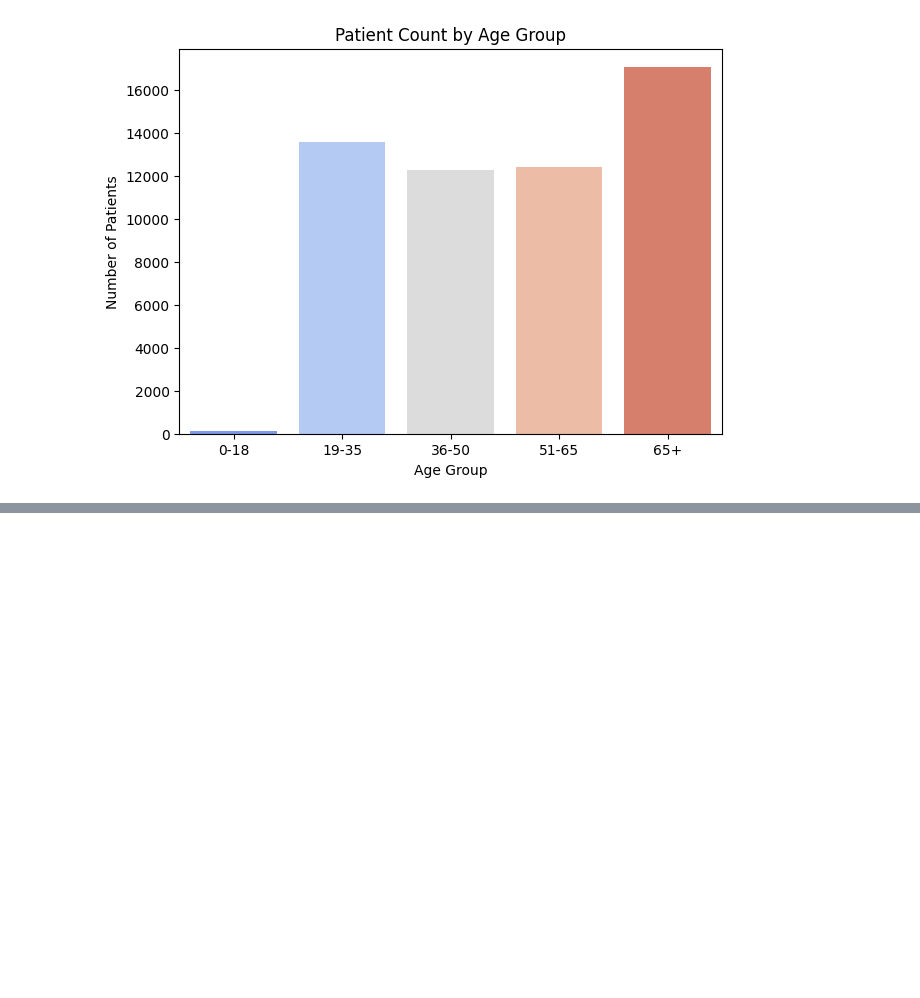
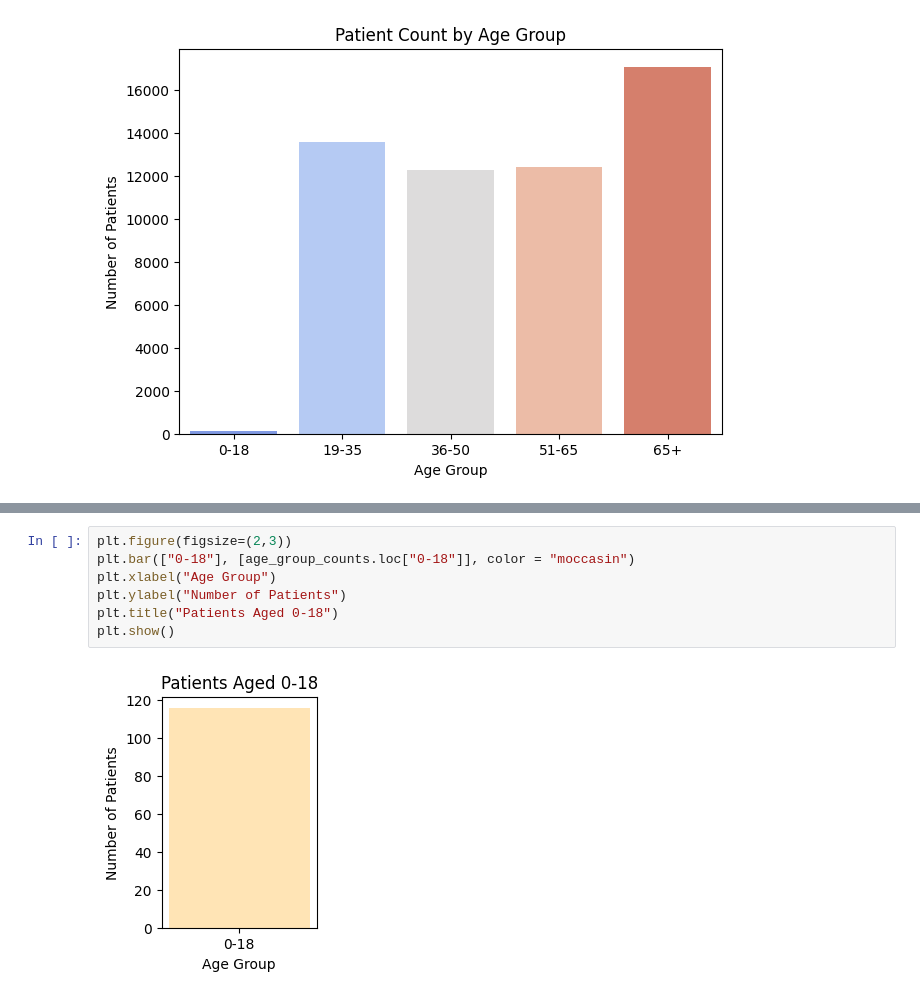
Before and after one commit to meganclapinski25/Heathcare-Analysis, a Jupyter notebook: healthcare.ipynb, the cells around one changed output, grey strips where cells are left out. Saved outputs shown, nothing was run; the diff lists cells and outputs as text; blank space fills up the shorter version.

```diff
--- a/healthcare.ipynb
+++ b/healthcare.ipynb
@@ -276,0 +274,9 @@ dataset.sort_values('Gender')
+# %%
+plt.figure(figsize=(2,3))
+plt.bar(["0-18"], [age_group_counts.loc["0-18"]], color = "moccasin")
+plt.xlabel("Age Group")
+plt.ylabel("Number of Patients")
+plt.title("Patients Aged 0-18")
+plt.show()
+# %% [output]
+[figure, added]
```
Also changed, not shown: parts of 6 cells of this notebook, 1 other file.
